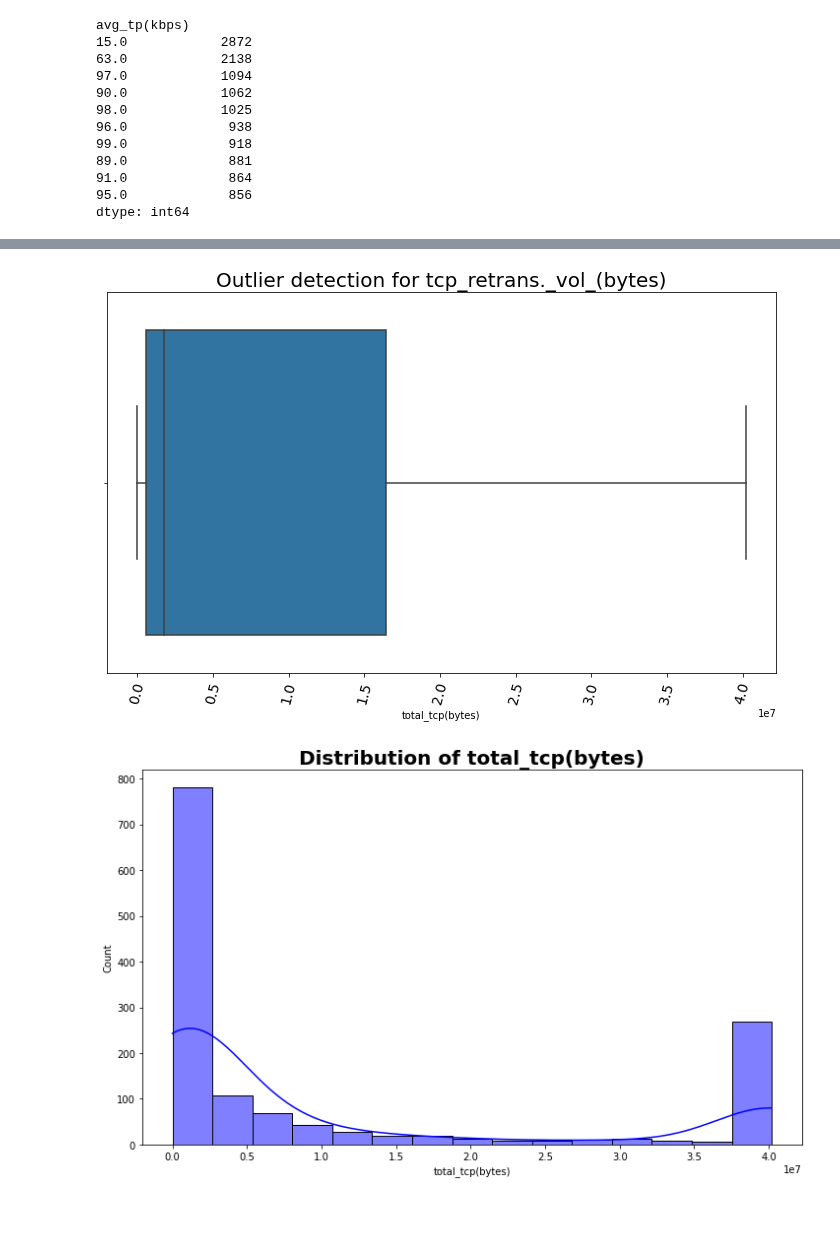
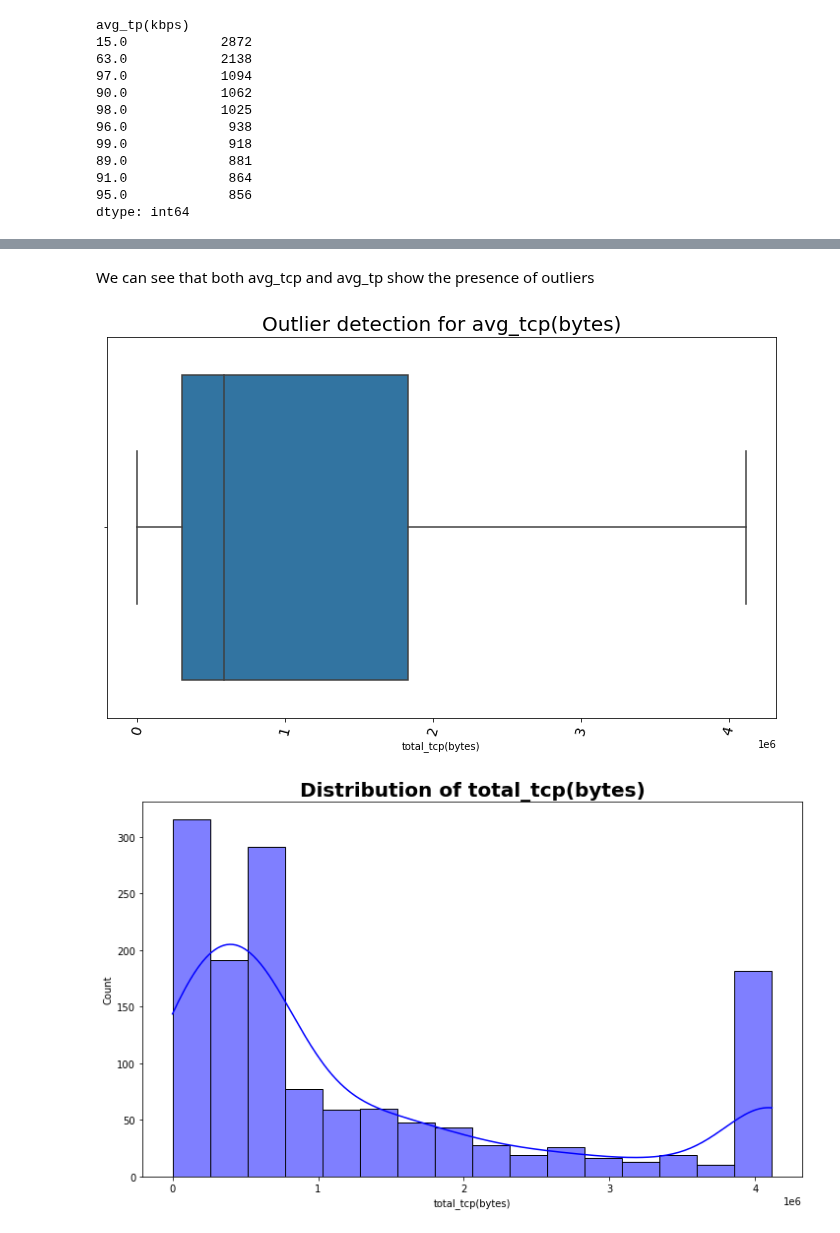
Before and after one commit to Nathnael12/Telecom_data_analysis, a Jupyter notebook: notebooks/UserExperienceAnalysis.ipynb, the cells around one changed output, grey strips where cells are left out. Saved outputs shown, nothing was run; the diff lists cells and outputs as text; code cells hidden in the pictures.

```diff
--- a/notebooks/UserExperienceAnalysis.ipynb
+++ b/notebooks/UserExperienceAnalysis.ipynb
@@ -373,5 +384,6 @@ Index(['msisdn', 'handset_type', 'total_rtt(ms)', 'total_tp(kbps)',
 # %%
-user_experience_total
-per_handset = user_experience_total.groupby('handset_type').agg({'total_tp(kbps)': 'sum', 'total_tcp(bytes)': 'sum'})
-per_handset.head()
+avg_by_handset_type=user_experience_total.groupby('handset_type').agg({'total_tp(kbps)':'mean','total_tcp(bytes)':'mean','total_rtt(ms)':'mean'})
+
+
+display(avg_by_handset_type.head())
 # %% [output]
@@ -392,10 +403,14 @@ utility.plot_box(per_handset, 'total_tcp(bytes)', 'Outlier detection for tcp_ret
+# %% [markdown]
+We can see that both avg_tcp and avg_tp show the presence of outliers
 # %%
-cleaned_per_handset = cleaner.handle_outliers(per_handset, 'total_tp(kbps)')
+cleaned_per_handset = cleaner.handle_outliers(avg_by_handset_type, 'total_tp(kbps)')
 cleaned_per_handset = cleaner.handle_outliers(cleaned_per_handset, 'total_tcp(bytes)')
+cleaned_per_handset = cleaner.handle_outliers(cleaned_per_handset, 'total_rtt(ms)')
 # %%
-utility.plot_box(cleaned_per_handset, 'total_tcp(bytes)', 'Outlier detection for tcp_retrans._vol_(bytes)')
+utility.plot_box(cleaned_per_handset, 'total_tcp(bytes)', 'Outlier detection for avg_tcp(bytes)')
+
 utility.plot_hist(cleaned_per_handset, 'total_tcp(bytes)', 'blue')
 # %% [output]
-[figure, old version]
+[figure, new version]
-[figure, old version]
+[figure, new version]
 # %%
```
Also changed, not shown: parts of 14 cells of this notebook, 1 other file.
